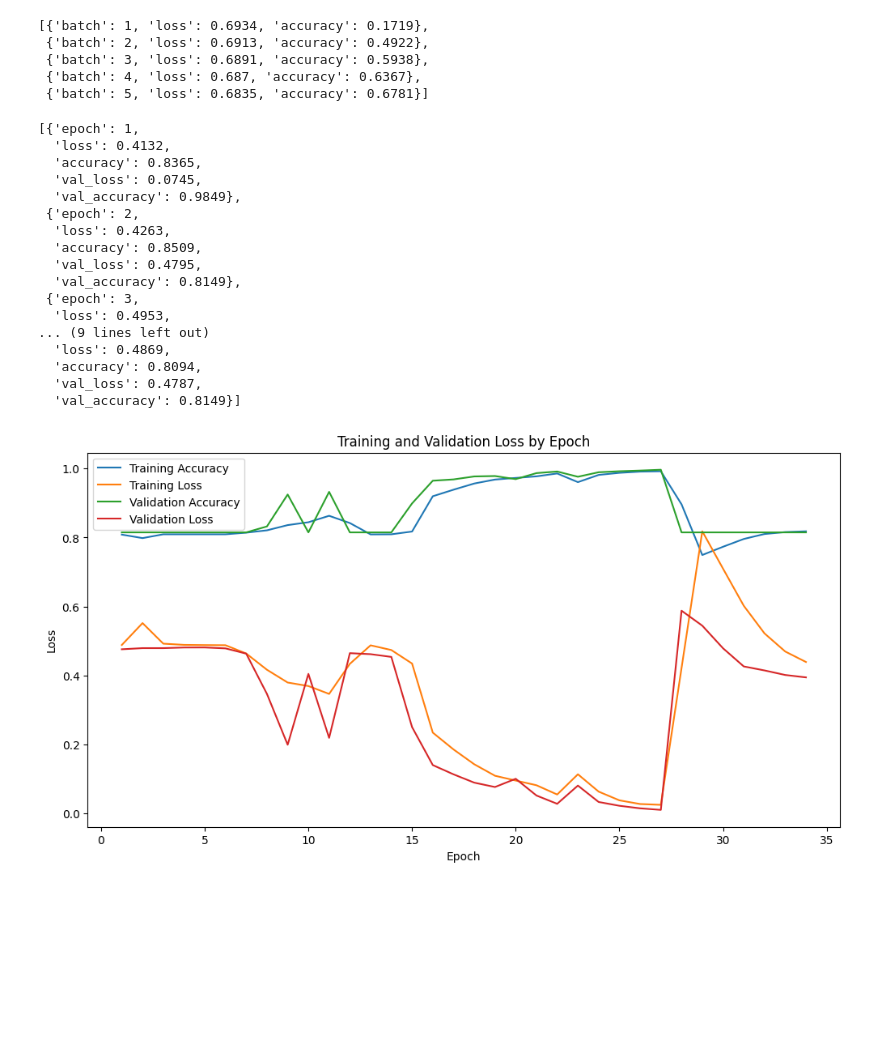
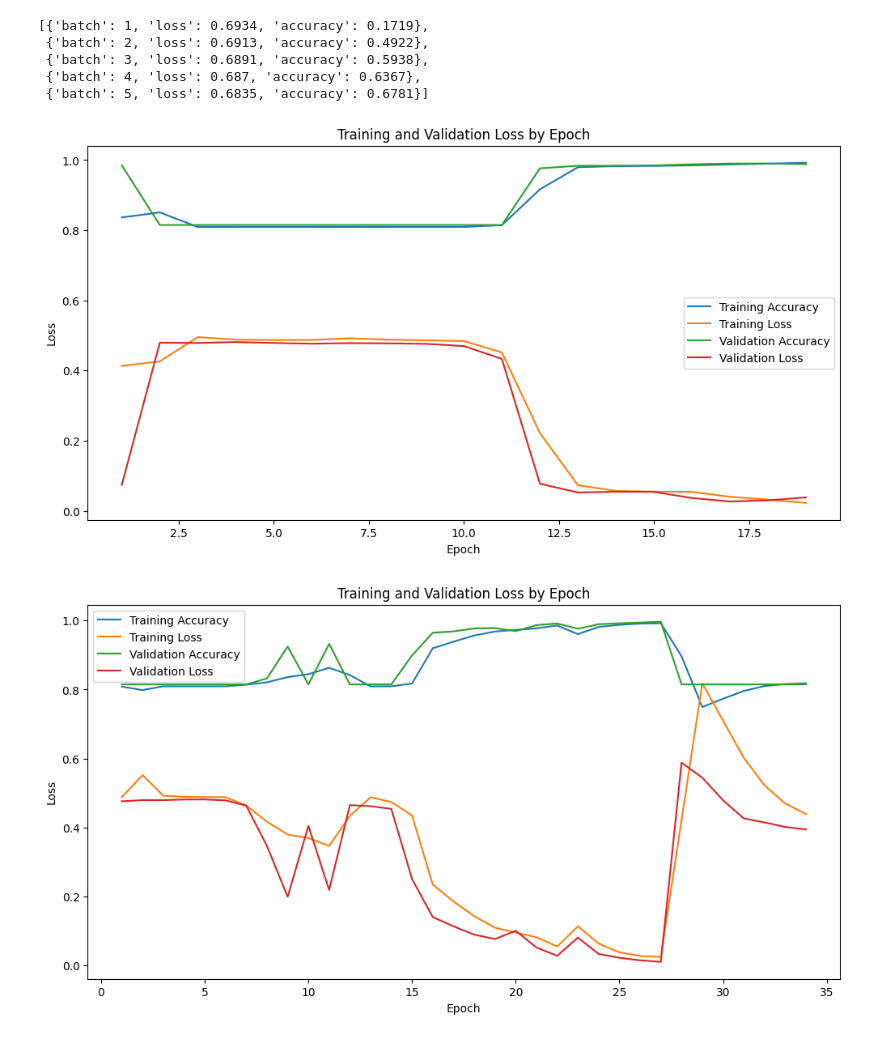
Before and after one commit to TianmingW/openai_embedding_content_anomaly_detection, a Jupyter notebook: plot_result.ipynb, the cells around one changed output. Cells and saved outputs as stored; diff of their text form; code cells hidden in the pictures; blank space fills up the shorter version.

Commit message:
Reframed plot_result codes
Reframed plot_result.ipynb codes, deleted some cells.

```diff
--- a/plot_result.ipynb
+++ b/plot_result.ipynb
@@ -55,26 +55,6 @@ def get_epoch_results(file_path):
         })
 
     return epoch_results
-# %%
-epoch_results[:5]
-# %% [output]
-[{'epoch': 1,
-  'loss': 0.4132,
-  'accuracy': 0.8365,
-  'val_loss': 0.0745,
-  'val_accuracy': 0.9849},
- {'epoch': 2,
-  'loss': 0.4263,
-  'accuracy': 0.8509,
-  'val_loss': 0.4795,
-  'val_accuracy': 0.8149},
- {'epoch': 3,
-  'loss': 0.4953,
-... (9 lines left out)
-  'loss': 0.4869,
-  'accuracy': 0.8094,
-  'val_loss': 0.4787,
-  'val_accuracy': 0.8149}]
 # %%
 import matplotlib.pyplot as plt
 import pandas as pd
@@ -95,6 +75,11 @@ def draw_epoch_graph(epoch_results):
     plt.ylabel('Loss')
     plt.legend()
     plt.show()
+# %%
+result_3478 = get_epoch_results("slurm-20933478.out")
+draw_epoch_graph(result_3478)
+# %% [output]
+[figure, added]
 # %%
 result_7865 = get_epoch_results("slurm-21017865.out")
 draw_epoch_graph(result_7865)
```
